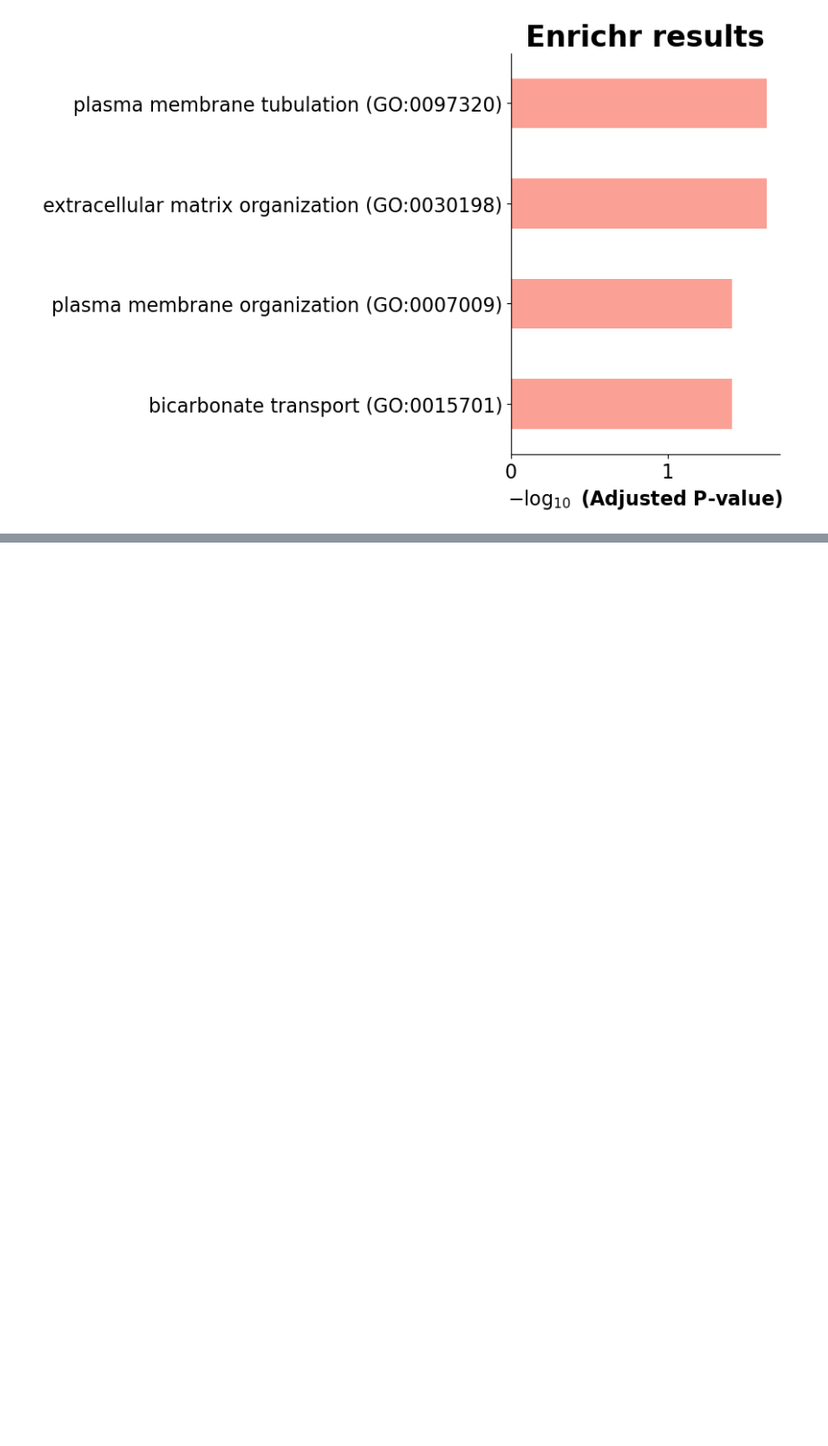
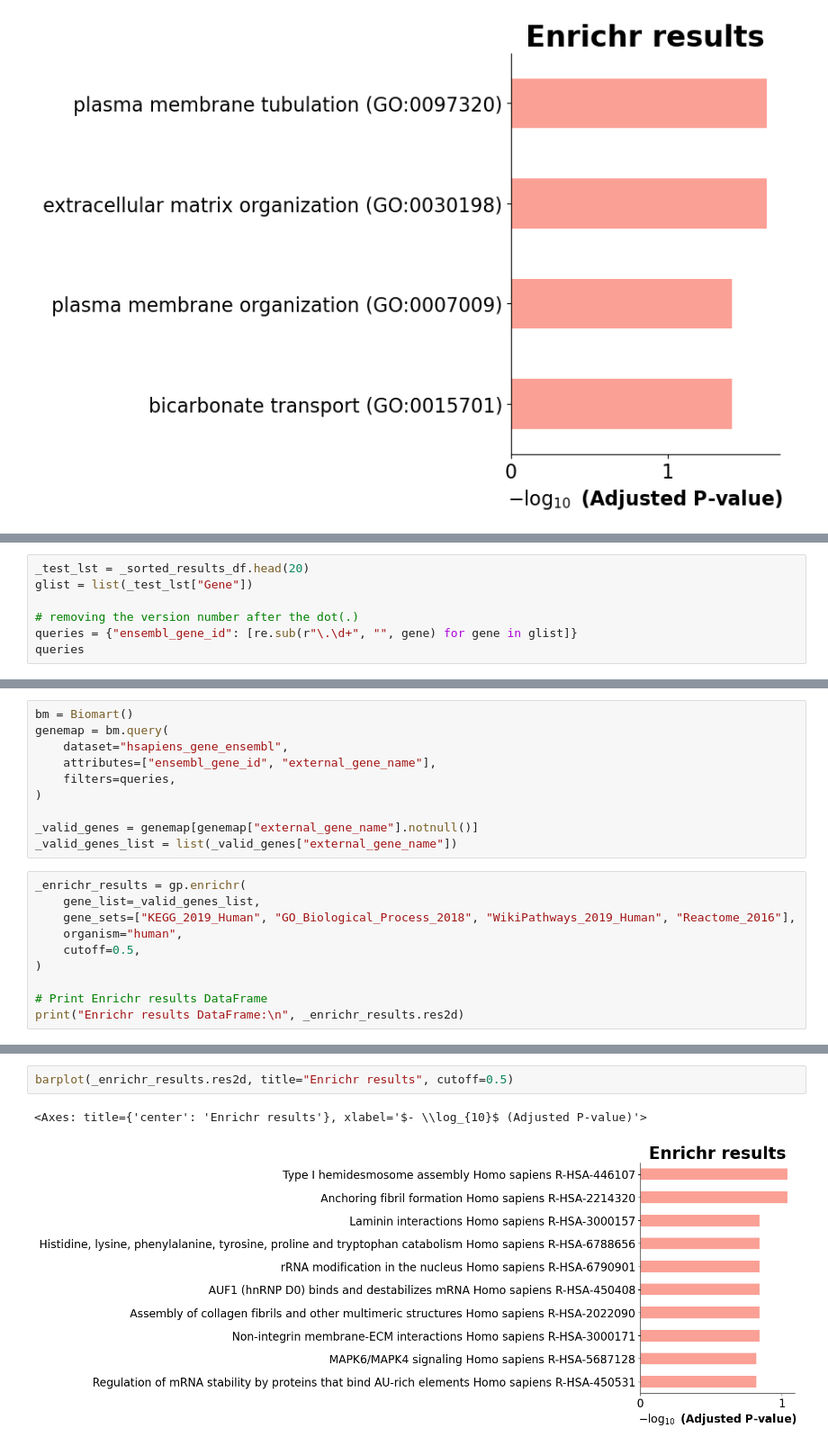
Before and after one commit to Crazz-Zaac/python-bioinformatics, a Jupyter notebook: Final Project.ipynb, the cells around one changed output, grey strips where cells are left out. Shown: that part at 90% size. Cells and saved outputs as stored; diff of their text form; blank space fills up the shorter version.

```diff
--- a/Final Project.ipynb
+++ b/Final Project.ipynb
@@ -351,0 +569,7 @@ barplot(enrichr_results.res2d, title='Enrichr results', cutoff=0.05)
+# %%
+_test_lst = _sorted_results_df.head(20)
+glist = list(_test_lst["Gene"])
+
+# removing the version number after the dot(.)
+queries = {"ensembl_gene_id": [re.sub(r"\.\d+", "", gene) for gene in glist]}
+queries
@@ -351,0 +597,20 @@ barplot(enrichr_results.res2d, title='Enrichr results', cutoff=0.05)
+# %%
+bm = Biomart()
+genemap = bm.query(
+    dataset="hsapiens_gene_ensembl",
+    attributes=["ensembl_gene_id", "external_gene_name"],
+    filters=queries,
+)
+
+_valid_genes = genemap[genemap["external_gene_name"].notnull()]
+_valid_genes_list = list(_valid_genes["external_gene_name"])
+# %%
+_enrichr_results = gp.enrichr(
+    gene_list=_valid_genes_list,
+    gene_sets=["KEGG_2019_Human", "GO_Biological_Process_2018", "WikiPathways_2019_Human", "Reactome_2016"],
+    organism="human",
+    cutoff=0.5,
+)
+
+# Print Enrichr results DataFrame
+print("Enrichr results DataFrame:\n", _enrichr_results.res2d)
@@ -351,0 +635,5 @@ barplot(enrichr_results.res2d, title='Enrichr results', cutoff=0.05)
+# %%
+barplot(_enrichr_results.res2d, title="Enrichr results", cutoff=0.5)
+# %% [output]
+<Axes: title={'center': 'Enrichr results'}, xlabel='$- \\log_{10}$ (Adjusted P-value)'>
+[figure, added]
```
Also changed, not shown: parts of 25 cells of this notebook.
